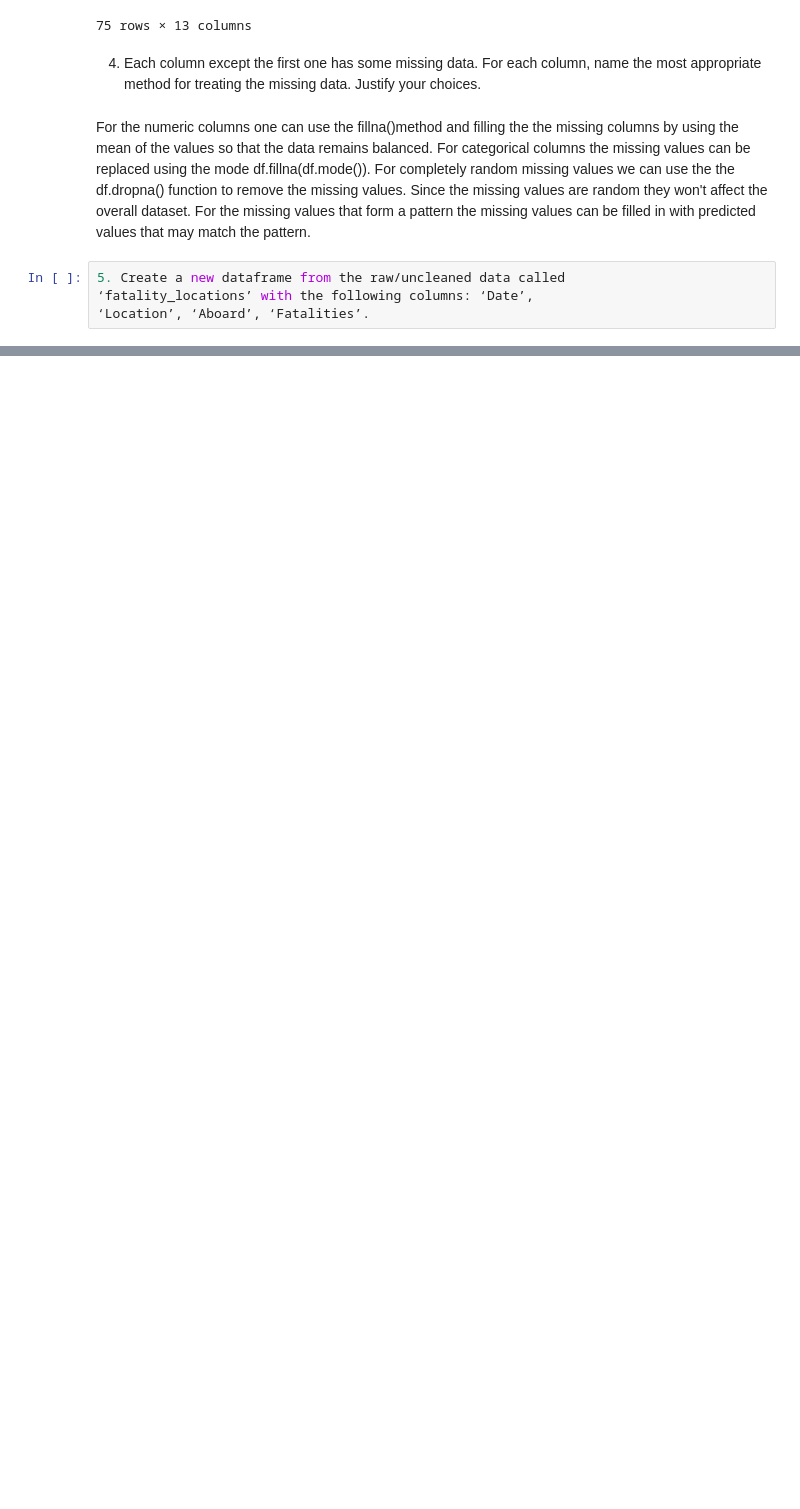
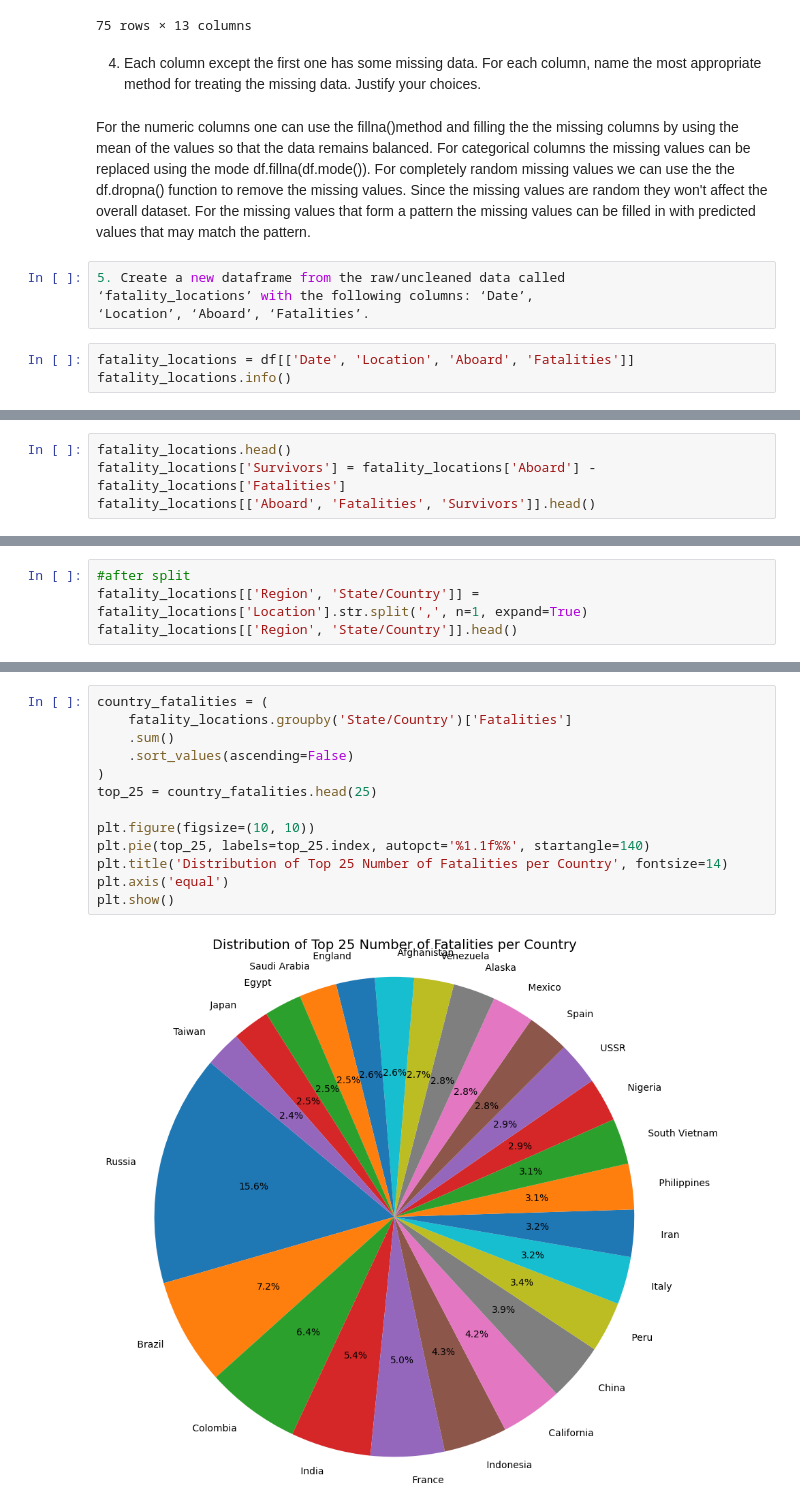
Before and after one commit to Ray-Mun-Ben/-AI-Coursework-2025, a Jupyter notebook: Airplane_Crashes_Data_Cleaning.ipynb, the cells around one changed output, grey strips where cells are left out. Saved outputs shown, nothing was run; the diff lists cells and outputs as text; blank space fills up the shorter version.

```diff
--- a/Airplane_Crashes_Data_Cleaning.ipynb
+++ b/Airplane_Crashes_Data_Cleaning.ipynb
@@ -54,3 +54,6 @@ For the missing values that form a pattern the missing values can be filled in w
 5. Create a new dataframe from the raw/uncleaned data called
 ‘fatality_locations’ with the following columns: ‘Date’,
 ‘Location’, ‘Aboard’, ‘Fatalities’.
+# %%
+fatality_locations = df[['Date', 'Location', 'Aboard', 'Fatalities']]
+fatality_locations.info()
@@ -56,0 +86,4 @@ For the missing values that form a pattern the missing values can be filled in w
+# %%
+fatality_locations.head()
+fatality_locations['Survivors'] = fatality_locations['Aboard'] - fatality_locations['Fatalities']
+fatality_locations[['Aboard', 'Fatalities', 'Survivors']].head()
@@ -56,0 +124,4 @@ For the missing values that form a pattern the missing values can be filled in w
+# %%
+#after split
+fatality_locations[['Region', 'State/Country']] = fatality_locations['Location'].str.split(',', n=1, expand=True)
+fatality_locations[['Region', 'State/Country']].head()
@@ -56,0 +166,15 @@ For the missing values that form a pattern the missing values can be filled in w
+# %%
+country_fatalities = (
+    fatality_locations.groupby('State/Country')['Fatalities']
+    .sum()
+    .sort_values(ascending=False)
+)
+top_25 = country_fatalities.head(25)
+
+plt.figure(figsize=(10, 10))
+plt.pie(top_25, labels=top_25.index, autopct='%1.1f%%', startangle=140)
+plt.title('Distribution of Top 25 Number of Fatalities per Country', fontsize=14)
+plt.axis('equal')
+plt.show()
+# %% [output]
+[figure, added]
```
Also changed, not shown: parts of 13 cells of this notebook.
